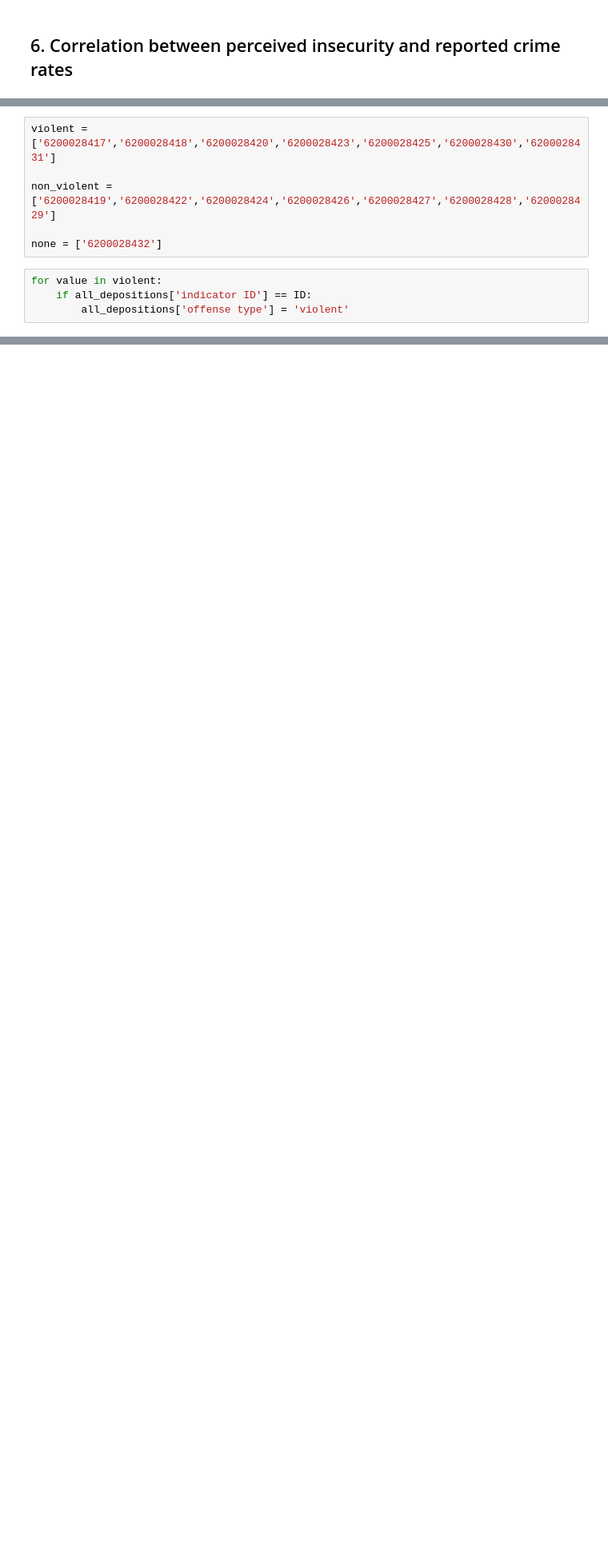
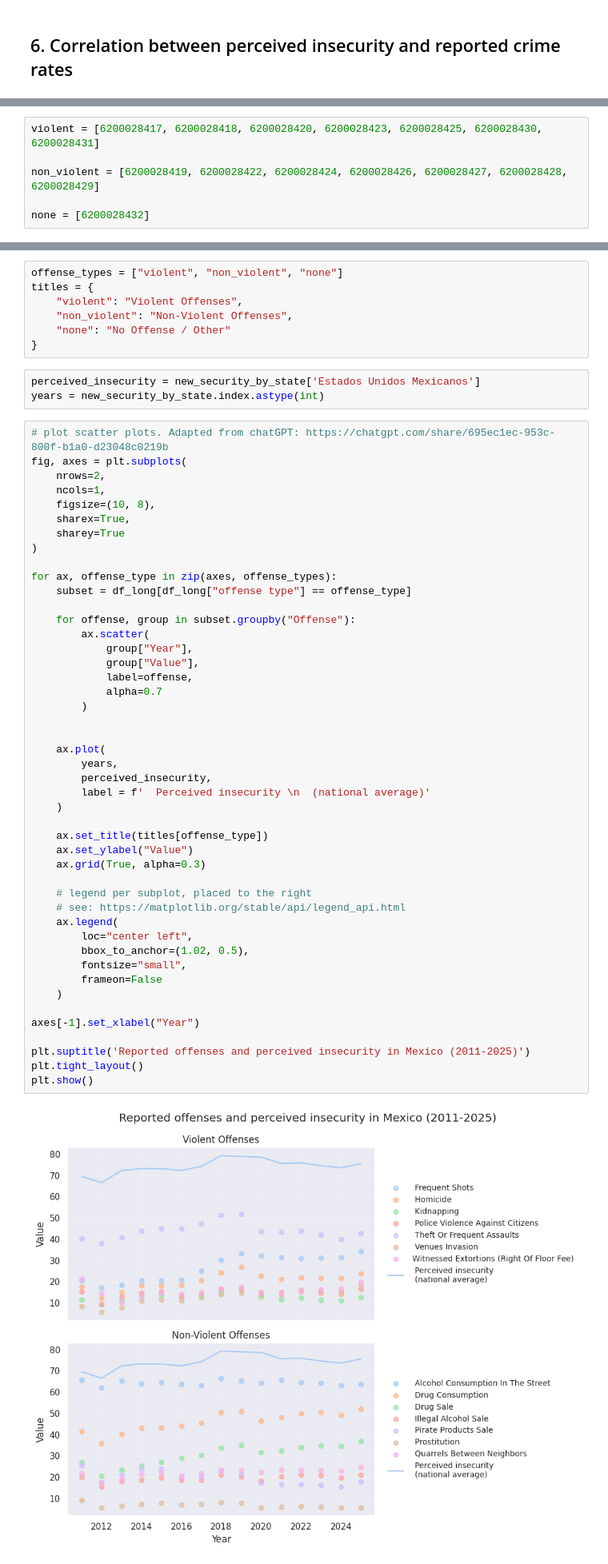
Before and after one commit to irenecelebrin/programming-for-data-analytics, a Jupyter notebook: project/project.ipynb, the cells around one changed output, grey strips where cells are left out. Shown at 80% size. Saved outputs shown, nothing was run; the diff lists cells and outputs as text; blank space fills up the shorter version.

```diff
--- a/project/project.ipynb
+++ b/project/project.ipynb
@@ -1073,12 +1073,8 @@ all_depositions[['indicator ID', 'Offense']]
 | 21 | 6200028431 | Police Violence Against Citizens |
 | 22 | 6200028432 | None |
 # %%
-violent = ['6200028417','6200028418','6200028420','6200028423','6200028425','6200028430','6200028431']
+violent = [6200028417, 6200028418, 6200028420, 6200028423, 6200028425, 6200028430, 6200028431]
 
-non_violent = ['6200028419','6200028422','6200028424','6200028426','6200028427','6200028428','6200028429']
+non_violent = [6200028419, 6200028422, 6200028424, 6200028426, 6200028427, 6200028428, 6200028429]
 
-none = ['6200028432']
+none = [6200028432]
-# %%
-for value in violent:
-    if all_depositions['indicator ID'] == ID:
-        all_depositions['offense type'] = 'violent'
@@ -1087,3 +1114,61 @@ ValueError: The truth value of a Series is ambiguous. Use a.empty, a.bool(), a.i
+# %%
+offense_types = ["violent", "non_violent", "none"]
+titles = {
+    "violent": "Violent Offenses",
+    "non_violent": "Non-Violent Offenses",
+    "none": "No Offense / Other"
+}
+# %%
+perceived_insecurity = new_security_by_state['Estados Unidos Mexicanos']
+years = new_security_by_state.index.astype(int)
+# %%
+# plot scatter plots. Adapted from chatGPT: https://chatgpt.com/share/695ec1ec-953c-800f-b1a0-d23048c0219b
+fig, axes = plt.subplots(
+    nrows=2,
+    ncols=1,
+    figsize=(10, 8),
+    sharex=True,
+    sharey=True
+)
+
+for ax, offense_type in zip(axes, offense_types):
+    subset = df_long[df_long["offense type"] == offense_type]
+
+    for offense, group in subset.groupby("Offense"):
+        ax.scatter(
+            group["Year"],
+            group["Value"],
+            label=offense,
+            alpha=0.7
+        )
+
+
+    ax.plot(
+        years,
+        perceived_insecurity,
+        label = f'  Perceived insecurity \n  (national average)'
+    )
+
+    ax.set_title(titles[offense_type])
+    ax.set_ylabel("Value")
+    ax.grid(True, alpha=0.3)
+
+    # legend per subplot, placed to the right
+    # see: https://matplotlib.org/stable/api/legend_api.html
+    ax.legend(
+        loc="center left",
+        bbox_to_anchor=(1.02, 0.5),
+        fontsize="small",
+        frameon=False
+    )
+
+axes[-1].set_xlabel("Year")
+
+plt.suptitle('Reported offenses and perceived insecurity in Mexico (2011-2025)')
+plt.tight_layout()
+plt.show()
+# %% [output]
+[figure, added]
 # %% [markdown]
 ## 7. Conclusion
 # %% [markdown]
```
Also changed, not shown: parts of 3 cells of this notebook.
